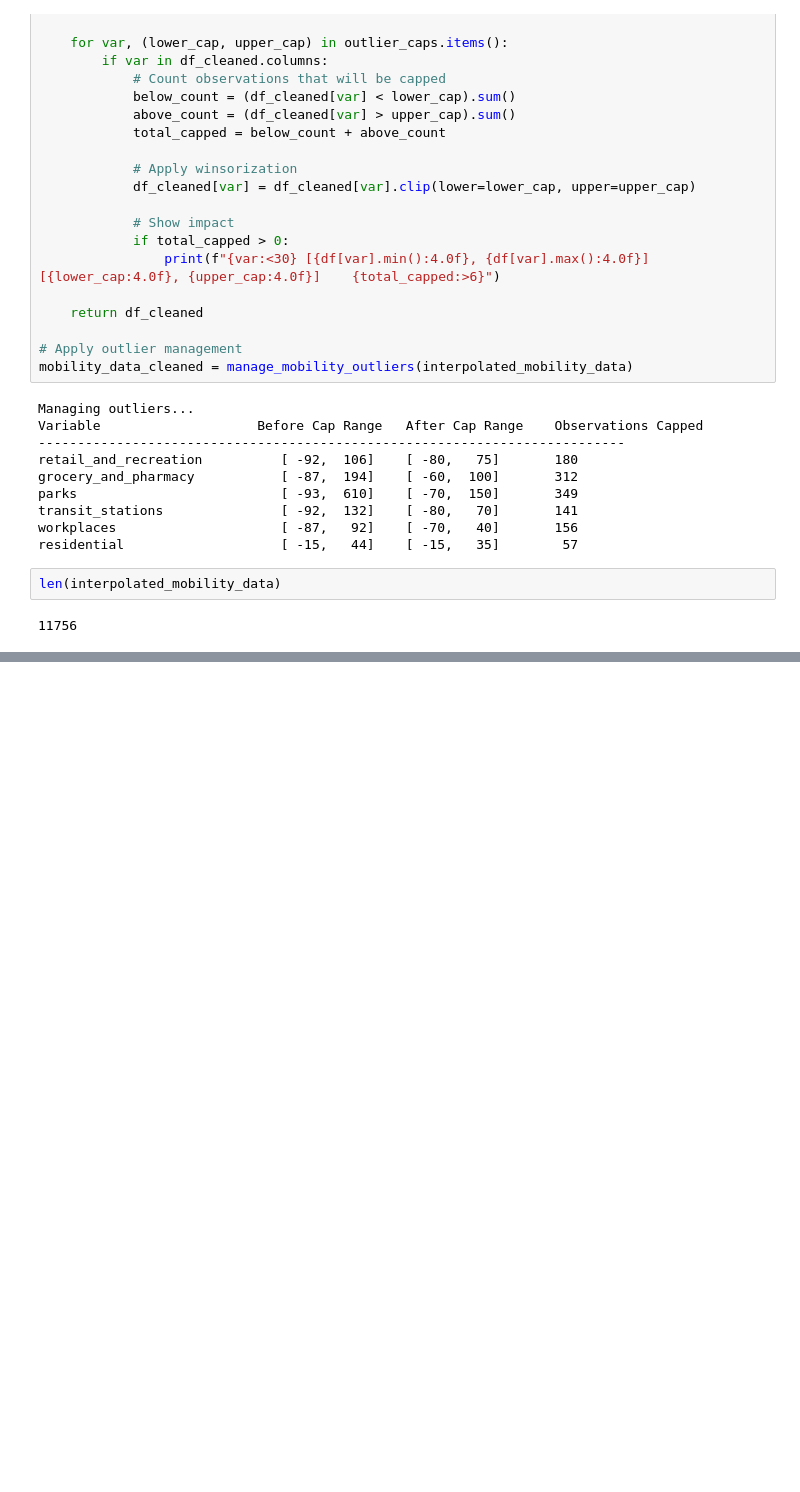
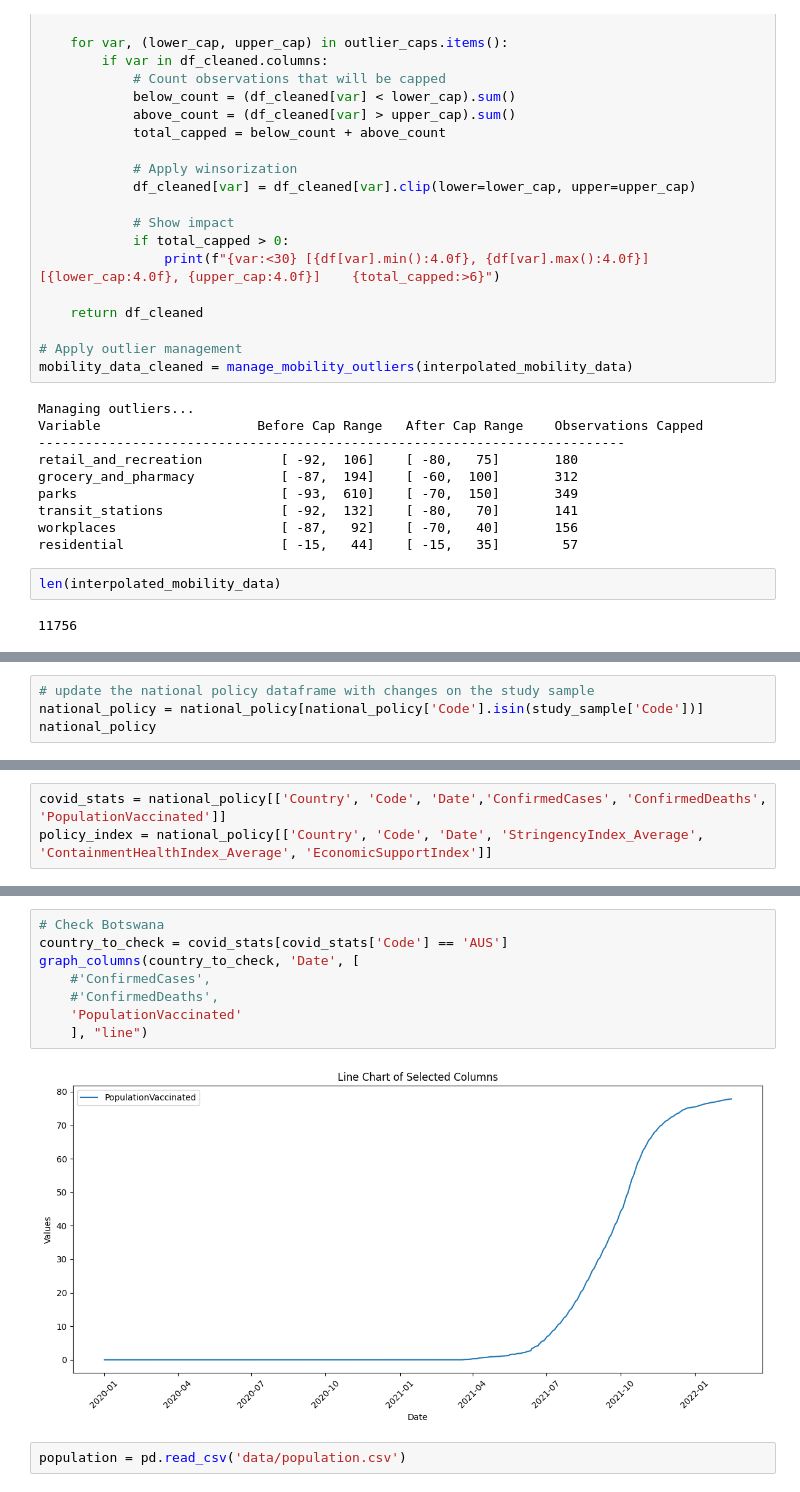
Before and after one commit to biogear13/country-factors-mobility, a Jupyter notebook: data_cleaning_and_feature_selection.ipynb, the cells around one changed output, grey strips where cells are left out. Drawn from its saved outputs; the diff is of its cells as text; blank space fills up the shorter version.

```diff
--- a/data_cleaning_and_feature_selection.ipynb
+++ b/data_cleaning_and_feature_selection.ipynb
@@ -1442,0 +1580,4 @@ residential - 1st percentile: -10.00, 1st quartile:1.00, median:6.00, 3rd quarti
+# %%
+# update the national policy dataframe with changes on the study sample
+national_policy = national_policy[national_policy['Code'].isin(study_sample['Code'])]
+national_policy
@@ -1442,0 +1661,3 @@ residential - 1st percentile: -10.00, 1st quartile:1.00, median:6.00, 3rd quarti
+# %%
+covid_stats = national_policy[['Country', 'Code', 'Date','ConfirmedCases', 'ConfirmedDeaths', 'PopulationVaccinated']]
+policy_index = national_policy[['Country', 'Code', 'Date', 'StringencyIndex_Average', 'ContainmentHealthIndex_Average', 'EconomicSupportIndex']]
@@ -1442,0 +1842,12 @@ residential - 1st percentile: -10.00, 1st quartile:1.00, median:6.00, 3rd quarti
+# %%
+# Check Botswana
+country_to_check = covid_stats[covid_stats['Code'] == 'AUS']
+graph_columns(country_to_check, 'Date', [
+    #'ConfirmedCases',
+    #'ConfirmedDeaths',
+    'PopulationVaccinated'
+    ], "line")
+# %% [output]
+[figure, added]
+# %%
+population = pd.read_csv('data/population.csv')
```
Also changed, not shown: parts of 42 cells of this notebook, 5 other files.
